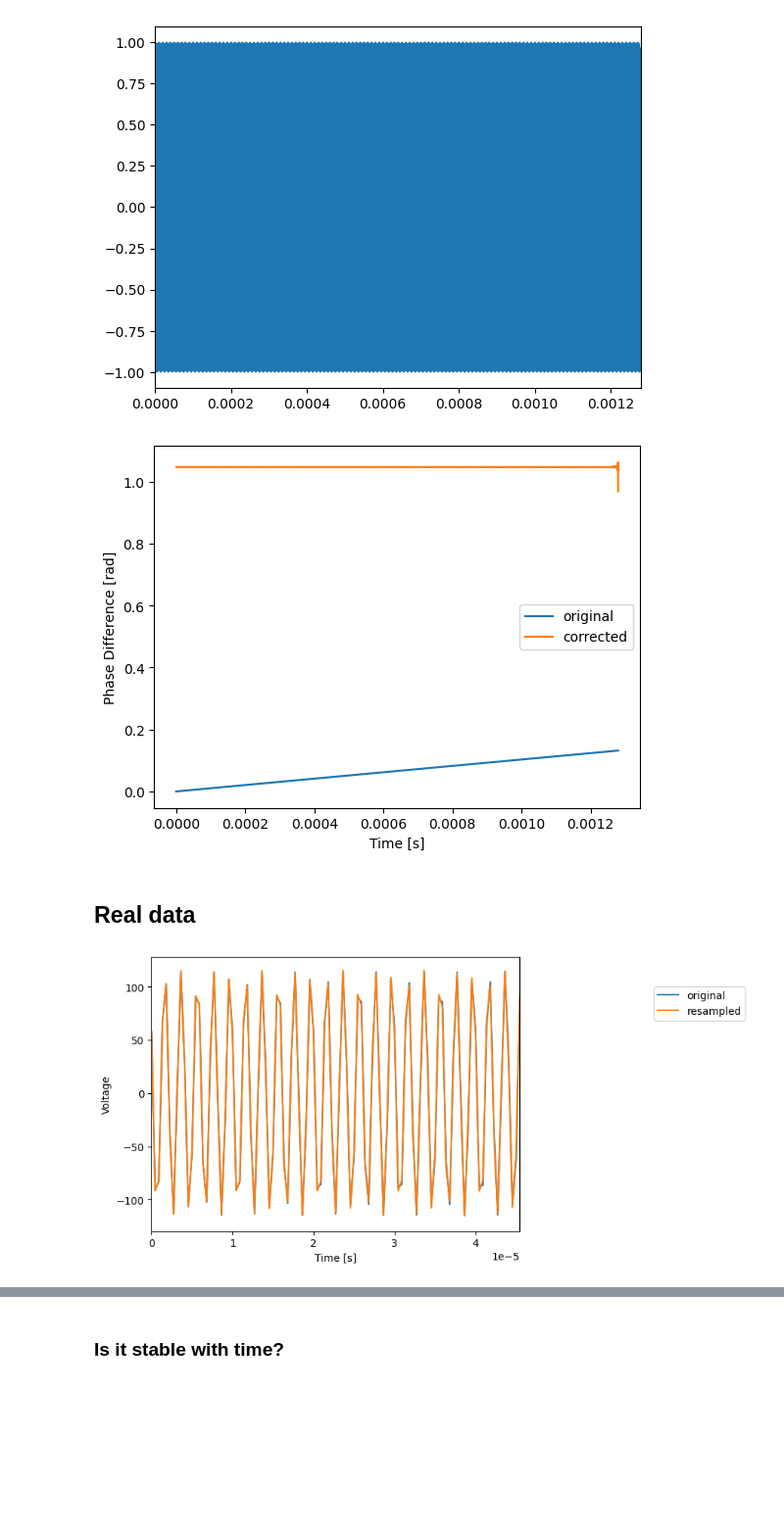
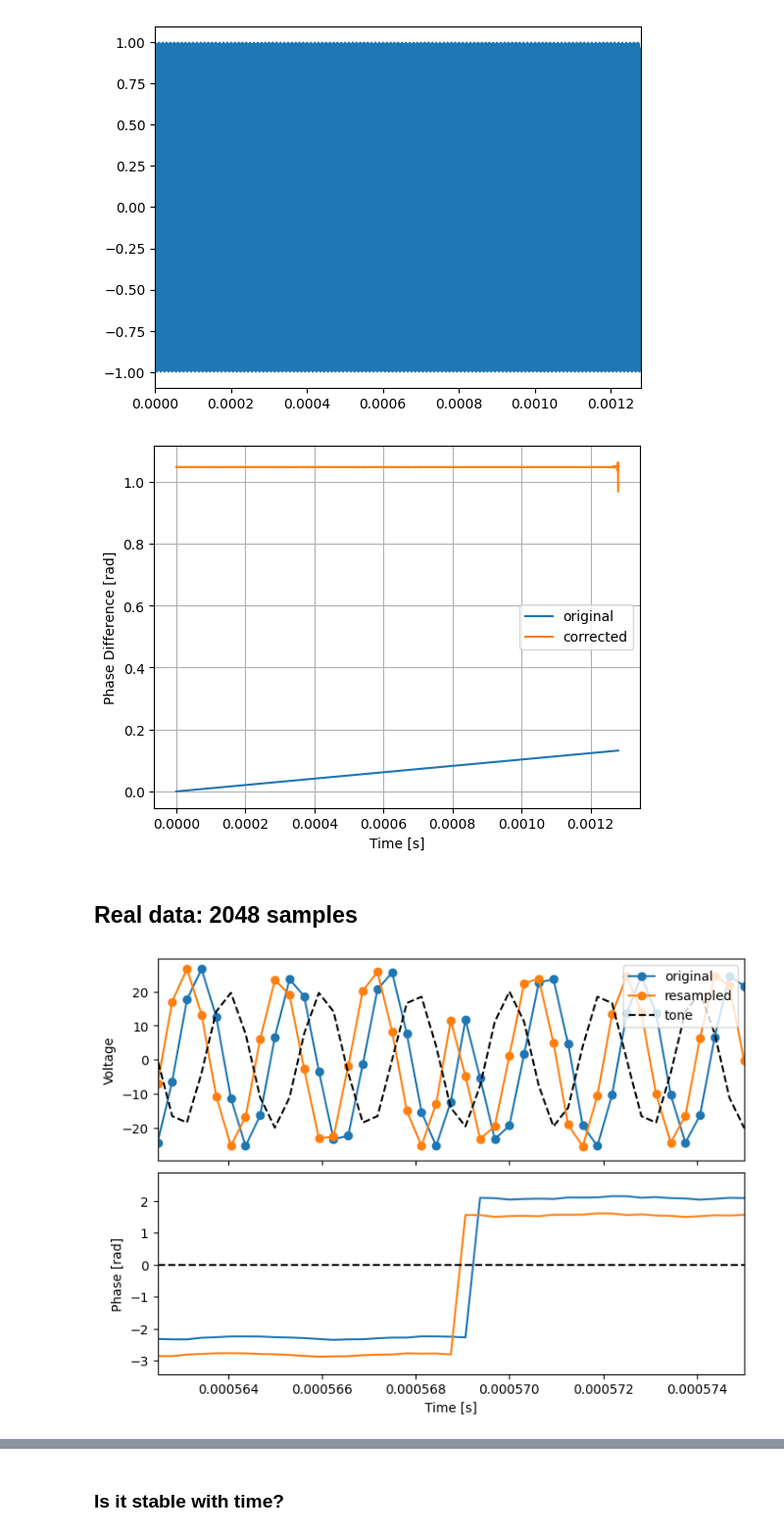
Before and after one commit to AaronParsons/sdrudp, a Jupyter notebook: notebooks/phase_detect_and_correct.ipynb, the cells around one changed output, grey strips where cells are left out. Shown at 98% size. Cells and saved outputs as stored; diff of their text form; code cells hidden in the pictures; blank space fills up the shorter version.

Commit message:
add data with 1024 samples

```diff
--- a/notebooks/phase_detect_and_correct.ipynb
+++ b/notebooks/phase_detect_and_correct.ipynb
@@ -85,17 +85,18 @@ plt.plot(t, rs_dphi, label="corrected")
 plt.ylabel("Phase Difference [rad]")
 plt.xlabel("Time [s]")
 plt.legend()
+plt.grid()
 plt.show()
 # %% [output]
-[figure, old version]
+[figure, new version]
 # %% [markdown]
-## Real data
+## Real data: 2048 samples
 # %%
 d = np.load("../data/data_0403.npz")
 data = d["data"][1:, 0]
 rs_data = d["rs_data"][1:]
 dphi = d["dphi"][1:]
-rs_dphi = d["rs_dphi"][1:]
+rs_dphi = -d["rs_dphi"][1:] #XXX change the sign later
 
 
 NSAMPLES = d["nsamples"][()]
@@ -107,16 +108,21 @@ omega = 2 * np.pi * (TONE - LO)
 tone_cos = np.cos(omega * t)
 tone_sin = -np.sin(omega * t)  # conjugate
 # %%
-plt.figure()
-plt.plot(t, data[0, :, 0], label="original")
-plt.plot(t, rs_data[0, :, 0], label="resampled")
-plt.ylabel("Voltage")
-plt.xlabel("Time [s]")
-plt.legend(bbox_to_anchor=[1.35, .75])
-plt.xlim(t[0], t[100])
+fig, axs = plt.subplots(figsize=(7, 5), nrows=2, sharex=True, constrained_layout=True)
+axs[0].plot(t, data[0, :, 0], label="original", marker="o")
+axs[0].plot(t, rs_data[0, :, 0], label="resampled", marker="o")
+axs[0].plot(t, 20*tone_cos, label="tone", c="k", ls="--")
+axs[0].set_ylabel("Voltage")
+axs[0].legend(loc="upper right")
+axs[1].plot(t, dphi[0]-np.pi)
+axs[1].plot(t, rs_dphi[0])
+axs[1].axhline(0, c="k", ls="--")
+axs[1].set_ylabel("Phase [rad]")
+axs[1].set_xlabel("Time [s]")
+plt.setp(axs, xlim=(t[1800], t[1840]))
 plt.show()
 # %% [output]
-[figure, old version]
+[figure, new version]
 # %%
 diff = np.abs(np.diff(np.unwrap(dphi), axis=1))
 m = diff.max(axis=1)
```
Also changed, not shown: parts of 11 cells of this notebook.
